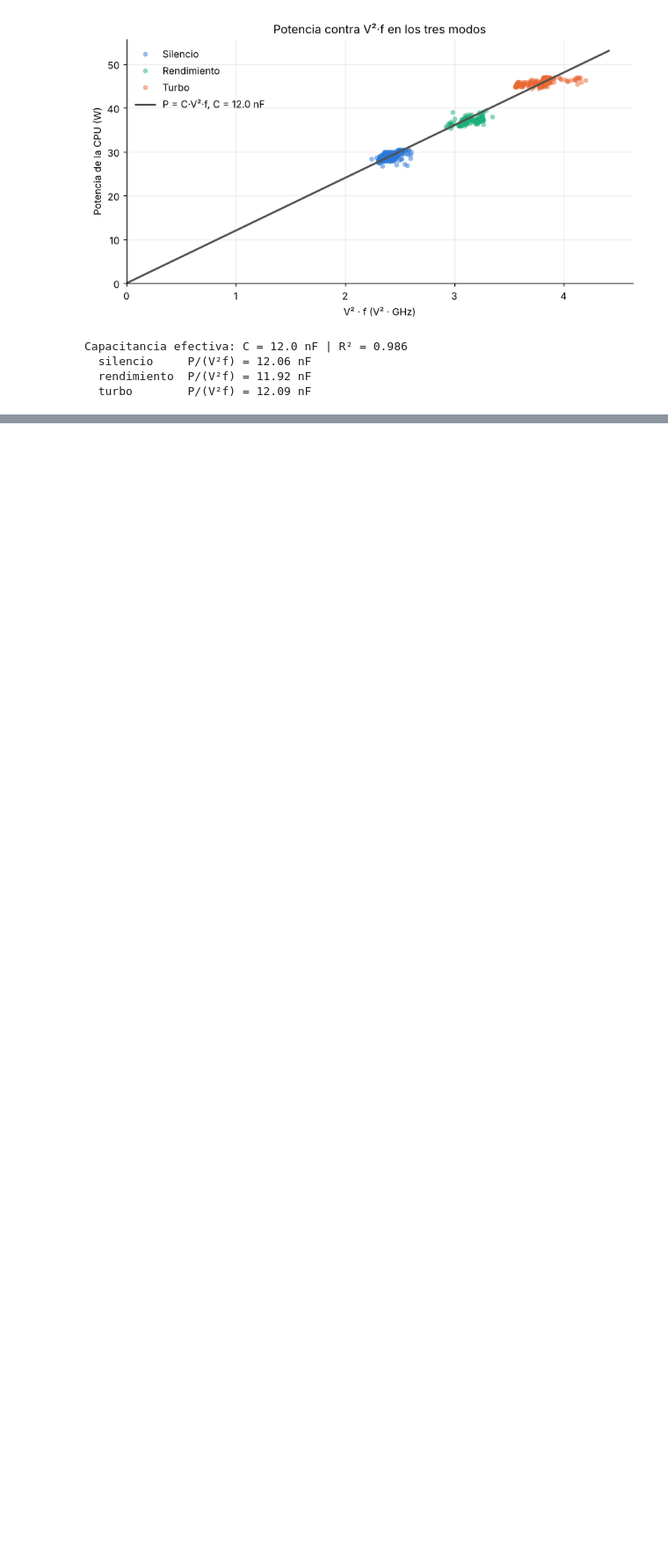
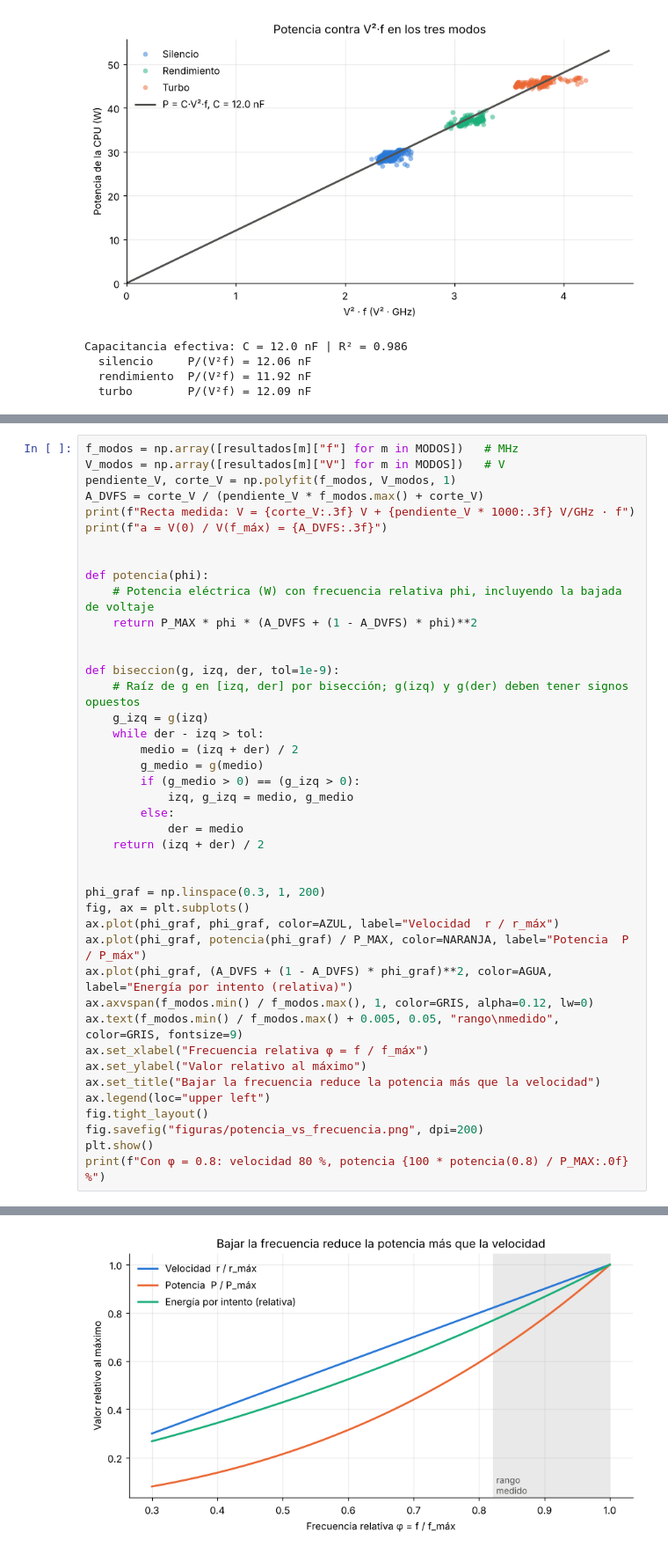
Before and after one commit to Byrojito/Proyecto_f-sicaA, a Jupyter notebook: proyecto.ipynb, the cells around one changed output, grey strips where cells are left out. Shown at 88% size. Saved outputs shown, nothing was run; the diff lists cells and outputs as text; blank space fills up the shorter version.

```diff
--- a/proyecto.ipynb
+++ b/proyecto.ipynb
@@ -556,0 +550,43 @@ Capacitancia efectiva: C = 12.0 nF | R² = 0.986
+# %%
+f_modos = np.array([resultados[m]["f"] for m in MODOS])   # MHz
+V_modos = np.array([resultados[m]["V"] for m in MODOS])   # V
+pendiente_V, corte_V = np.polyfit(f_modos, V_modos, 1)
+A_DVFS = corte_V / (pendiente_V * f_modos.max() + corte_V)
+print(f"Recta medida: V = {corte_V:.3f} V + {pendiente_V * 1000:.3f} V/GHz · f")
+print(f"a = V(0) / V(f_máx) = {A_DVFS:.3f}")
+
+
+def potencia(phi):
+    # Potencia eléctrica (W) con frecuencia relativa phi, incluyendo la bajada de voltaje
+    return P_MAX * phi * (A_DVFS + (1 - A_DVFS) * phi)**2
+
+
+def biseccion(g, izq, der, tol=1e-9):
+    # Raíz de g en [izq, der] por bisección; g(izq) y g(der) deben tener signos opuestos
+    g_izq = g(izq)
+    while der - izq > tol:
+        medio = (izq + der) / 2
+        g_medio = g(medio)
+        if (g_medio > 0) == (g_izq > 0):
+            izq, g_izq = medio, g_medio
+        else:
+            der = medio
+    return (izq + der) / 2
+
+
+phi_graf = np.linspace(0.3, 1, 200)
+fig, ax = plt.subplots()
+ax.plot(phi_graf, phi_graf, color=AZUL, label="Velocidad  r / r_máx")
+ax.plot(phi_graf, potencia(phi_graf) / P_MAX, color=NARANJA, label="Potencia  P / P_máx")
+ax.plot(phi_graf, (A_DVFS + (1 - A_DVFS) * phi_graf)**2, color=AGUA, label="Energía por intento (relativa)")
+ax.axvspan(f_modos.min() / f_modos.max(), 1, color=GRIS, alpha=0.12, lw=0)
+ax.text(f_modos.min() / f_modos.max() + 0.005, 0.05, "rango\nmedido", color=GRIS, fontsize=9)
+ax.set_xlabel("Frecuencia relativa φ = f / f_máx")
+ax.set_ylabel("Valor relativo al máximo")
+ax.set_title("Bajar la frecuencia reduce la potencia más que la velocidad")
+ax.legend(loc="upper left")
+fig.tight_layout()
+fig.savefig("figuras/potencia_vs_frecuencia.png", dpi=200)
+plt.show()
+print(f"Con φ = 0.8: velocidad 80 %, potencia {100 * potencia(0.8) / P_MAX:.0f} %")
+# %% [output]
@@ -556,0 +595 @@ Capacitancia efectiva: C = 12.0 nF | R² = 0.986
+[figure, added]
```
Also changed, not shown: parts of 38 cells of this notebook, 6 other files.
